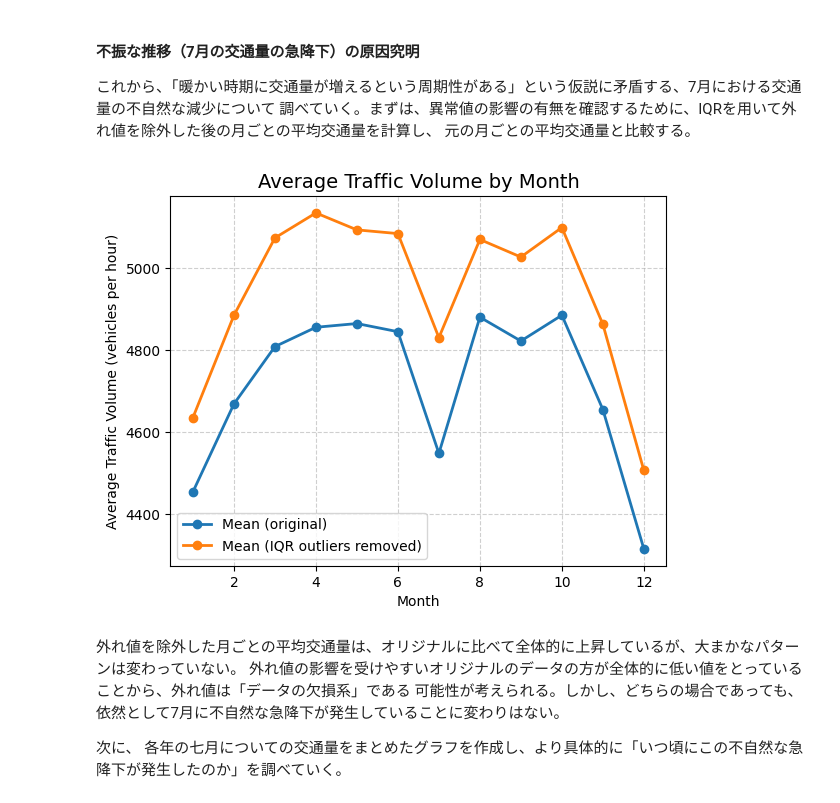
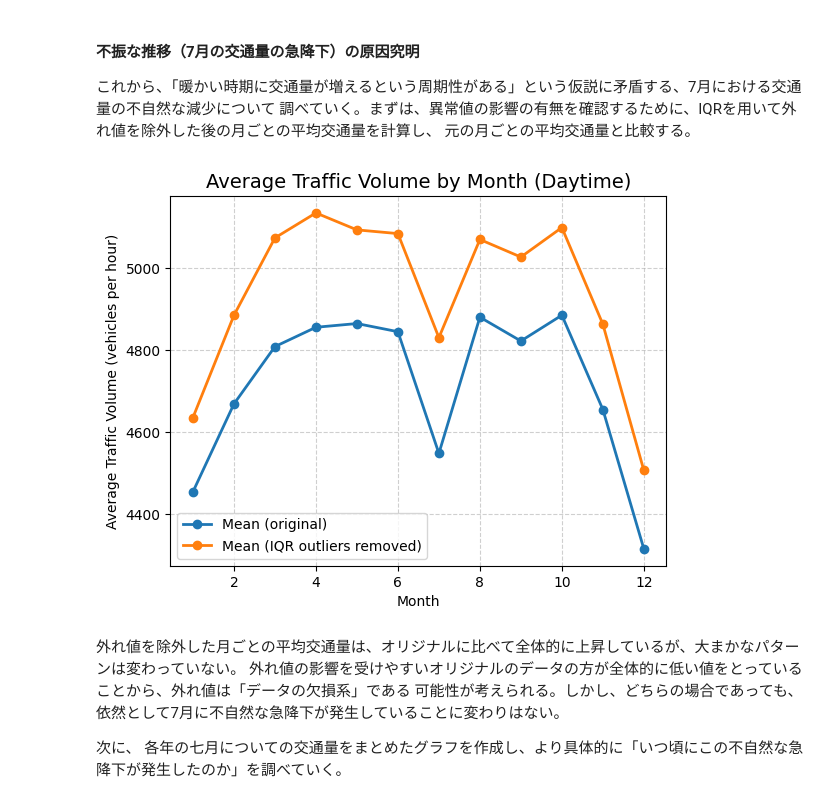
Before and after one commit to Yuji-RE/I-94_traffic_analysis_project, a Jupyter notebook: traffic_analysis_project.ipynb, the cells around one changed output. Saved outputs shown, nothing was run; the diff lists cells and outputs as text; code cells hidden in the pictures.

```diff
--- a/traffic_analysis_project.ipynb
+++ b/traffic_analysis_project.ipynb
@@ -318,35 +318,35 @@ k = 1.5
 day_time_clean = day_time.dropna(subset=["month", "traffic_volume"]).copy()
 
 # IQRを用いて外れ値を除外
 g = day_time_clean.groupby("month")["traffic_volume"]
 q1 = g.transform(lambda s: s.quantile(0.25))
 q3 = g.transform(lambda s: s.quantile(0.75))
 iqr = q3 - q1
 
 lower = q1 - k * iqr
 upper = q3 + k * iqr
 
 day_time_no_out = day_time_clean[
     (day_time_clean["traffic_volume"] >= lower)
     & (day_time_clean["traffic_volume"] <= upper)
 ]
 
 # 月ごとの平均交通量を計算（外れ値除外後と元データの両方）
 by_month_iqr = day_time_no_out.groupby("month")["traffic_volume"].mean().sort_index()
 by_month = day_time.groupby("month")["traffic_volume"].mean().sort_index()
 
 # グラフを描画して比較
 ax = by_month.plot(marker="o", linewidth=2, label="Mean (original)")
 by_month_iqr.plot(ax=ax, marker="o", linewidth=2, label="Mean (IQR outliers removed)")
 
-plt.title("Average Traffic Volume by Month", fontsize=14)
+plt.title("Average Traffic Volume by Month (Daytime)", fontsize=14)
 plt.xlabel("Month")
 plt.ylabel("Average Traffic Volume (vehicles per hour)")
 plt.grid(True, linestyle="--", alpha=0.6)
 plt.legend()
 plt.show()
 # %% [output]
-[figure, old version]
+[figure, new version]
 # %% [markdown]
 外れ値を除外した月ごとの平均交通量は、オリジナルに比べて全体的に上昇しているが、大まかなパターンは変わっていない。
 外れ値の影響を受けやすいオリジナルのデータの方が全体的に低い値をとっていることから、外れ値は「データの欠損系」である
```
Also changed, not shown: parts of 5 cells of this notebook, 6 other files.
